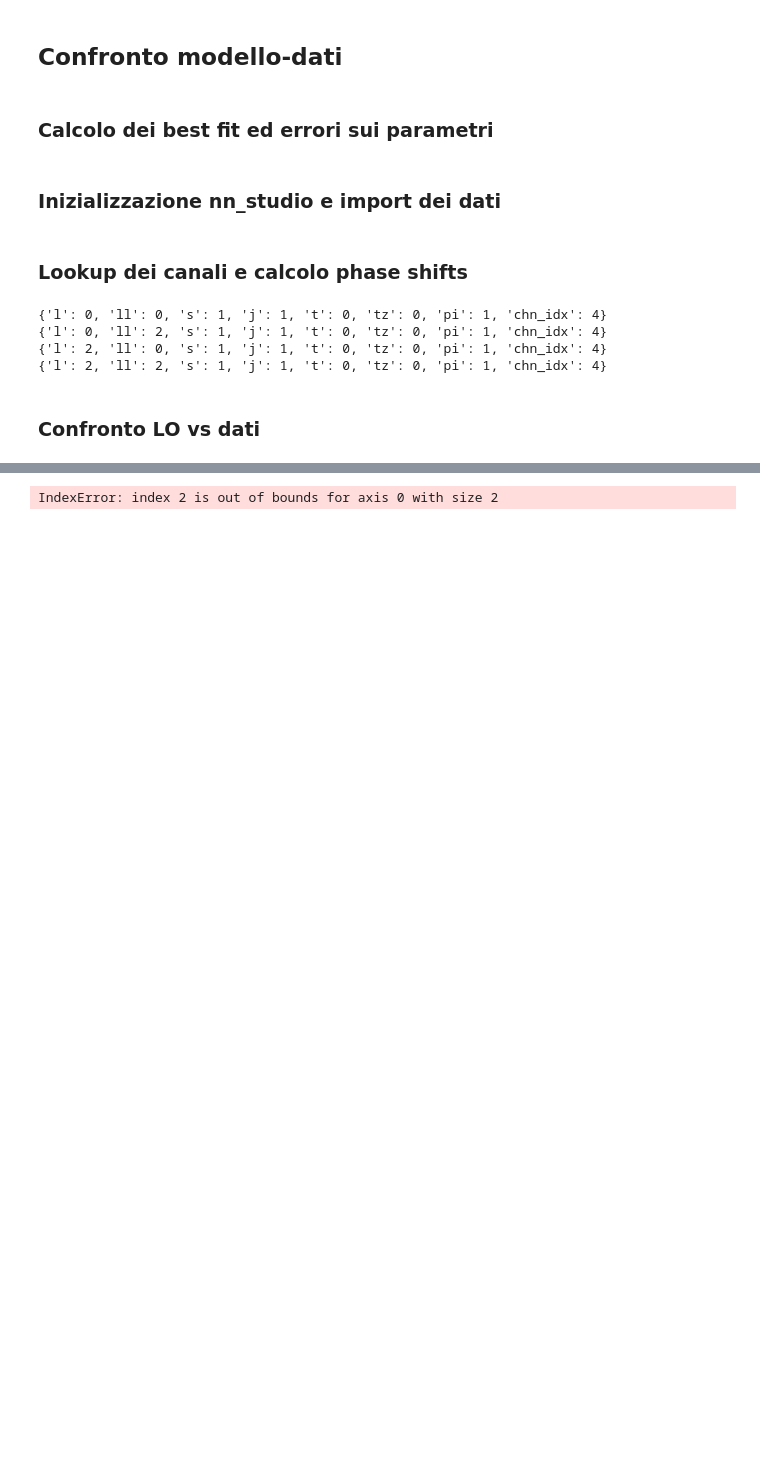
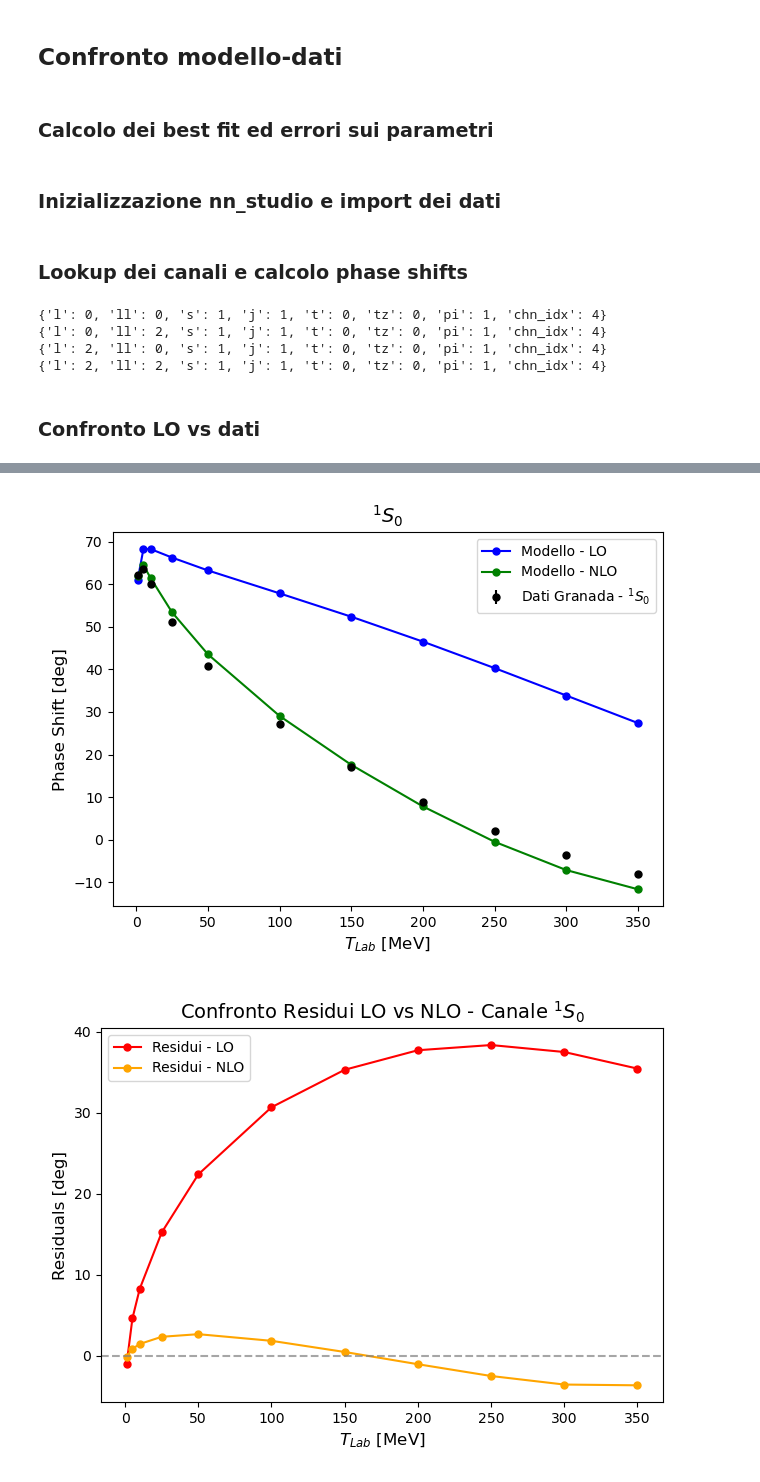
Before and after one commit to Lvetto/lmd_forza_nucleare, a Jupyter notebook: plots.ipynb, the cells around one changed output, grey strips where cells are left out. Saved outputs shown, nothing was run; the diff lists cells and outputs as text; code cells hidden in the pictures; blank space fills up the shorter version.

```diff
--- a/plots.ipynb
+++ b/plots.ipynb
@@ -371,40 +371,39 @@ with plt.ioff():
 with plt.ioff():
 
     fig_1S0, ax_1S0 = plt.subplots(1, 1)
     fig_1S0_residuals, ax_1S0_residuals = plt.subplots(1, 1)
 
     # Titoli e etichette assi
-    ax_1S0.set_title("Confronto LO vs NLO - Canale 1S0", fontsize=14)
+    ax_1S0.set_title("$^1S_0$", fontsize=14)
     ax_1S0.set_xlabel(r"$T_{Lab}$ [MeV]", fontsize=12)
     ax_1S0.set_ylabel(r"Phase Shift [deg]", fontsize=12)
 
-    ax_1S0_residuals.set_title("Confronto Residui LO vs NLO - Canale 1S0", fontsize=14)
+    ax_1S0_residuals.set_title("Confronto Residui LO vs NLO - Canale $^1S_0$", fontsize=14)
     ax_1S0_residuals.set_xlabel(r"$T_{Lab}$ [MeV]", fontsize=12)
     ax_1S0_residuals.set_ylabel(r"Residuals [deg]", fontsize=12)
 
     # calcolo dei phase shifts e residui per NLO
     phase_shifts_NLO_1S0 = compute_phase_shifts(best_params_NLO, channel_1S0, model="NLO")[0]
     phase_shifts_NLO_1S0_max = compute_phase_shifts(best_params_NLO + errors_NLO[1], channel_1S0, model="NLO")[0]
     phase_shifts_NLO_1S0_min = compute_phase_shifts(best_params_NLO + errors_NLO[0], channel_1S0, model="NLO")[0]
     residuals_NLO_1S0 = phase_shifts_NLO_1S0 - experimental_shifts["shift_1S0"][0]
 
     # plot dei phase shifts e residui per NLO
-    ax_1S0.errorbar(T_Lab, experimental_shifts["shift_1S0"][0], yerr=experimental_shifts["shift_1S0"][1], fmt="o", label="Dati Granada - 1S0", color="black", markersize=5)
-    ax_1S0.plot(T_Lab, phase_shifts_LO_1S0, label="Modello - LO", color="green", marker="o", markersize=5)
-    ax_1S0.fill_between(T_Lab, phase_shifts_LO_1S0_min, phase_shifts_LO_1S0_max, color="green", alpha=0.3, label="Uncertainty - LO")
-    ax_1S0.plot(T_Lab, phase_shifts_NLO_1S0, label="Modello - NLO", color="blue", marker="o", markersize=5)
-    ax_1S0.fill_between(T_Lab, phase_shifts_NLO_1S0_min, phase_shifts_NLO_1S0_max, color="blue", alpha=0.3, label="Uncertainty - NLO")
+    ax_1S0.errorbar(T_Lab, experimental_shifts["shift_1S0"][0], yerr=experimental_shifts["shift_1S0"][1], fmt="o", label="Dati Granada - $^1S_0$", color="black", markersize=5)
+    ax_1S0.plot(T_Lab, phase_shifts_LO_1S0, label="Modello - LO", color="blue",marker="o", markersize=5)
+    ax_1S0.plot(T_Lab, phase_shifts_NLO_1S0, label="Modello - NLO", color="green",marker="o", markersize=5)
     ax_1S0.legend()
     ax_1S0_residuals.plot(T_Lab, residuals_LO_1S0, label="Residui - LO", color="red", marker="o", markersize=5)
     ax_1S0_residuals.plot(T_Lab, residuals_NLO_1S0, label="Residui - NLO", color="orange", marker="o", markersize=5)
     ax_1S0_residuals.axhline(0, color="gray", linestyle="--", alpha=0.7)
     ax_1S0_residuals.legend()
 
     fig_1S0.tight_layout()
     fig_1S0_residuals.tight_layout()
-    #fig_1S0.savefig("figure/1S0_comparison.pdf", bbox_inches="tight")
-    #fig_1S0_residuals.savefig("figure/1S0_residuals_comparison.pdf", bbox_inches="tight")
+    fig_1S0.savefig("figure/1S0_comparison.pdf", bbox_inches="tight")
+    fig_1S0_residuals.savefig("figure/1S0_residuals_comparison.pdf", bbox_inches="tight")
     fig_1S0.show()
     fig_1S0_residuals.show()
 # %% [output]
-IndexError: index 2 is out of bounds for axis 0 with size 2
+[figure, added]
+[figure, added]
```
Also changed, not shown: parts of 2 cells of this notebook.
